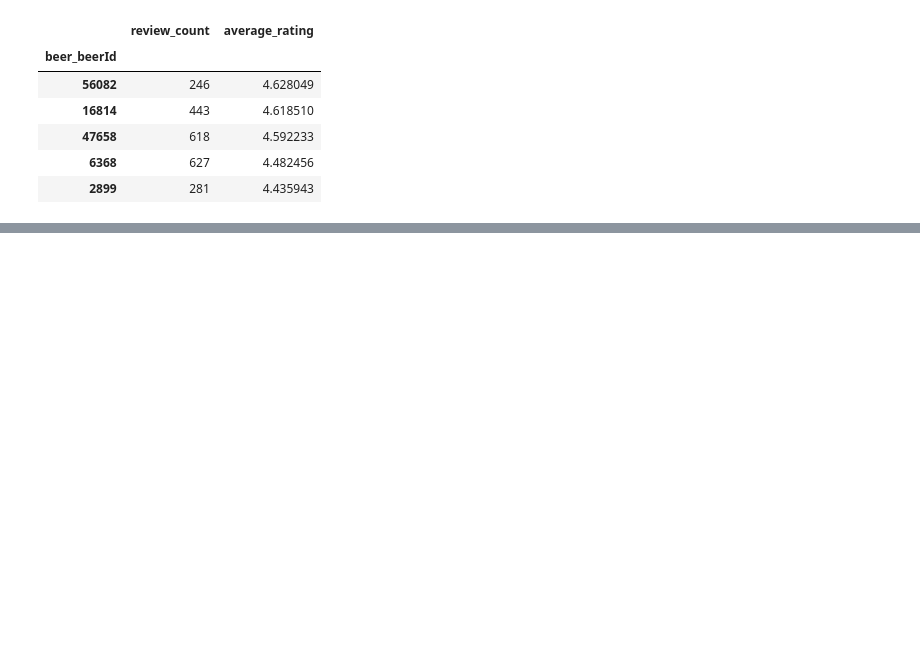
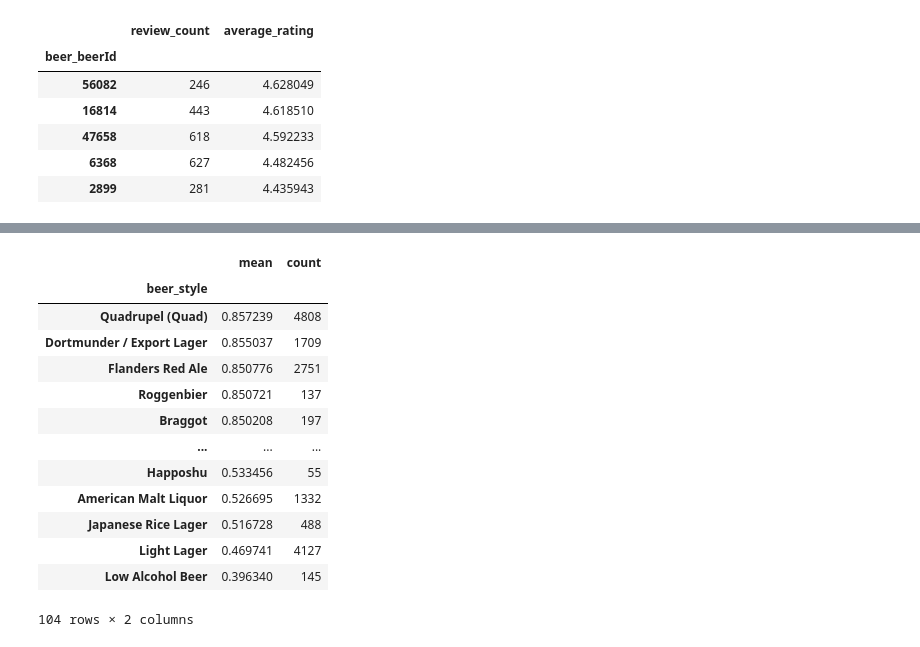
Before and after one commit to mdabushad/Beer-Data-Analysis, a Jupyter notebook: Beer_Data_Analysis.ipynb, the cells around one changed output, grey strips where cells are left out. Cells and saved outputs as stored; diff of their text form; code cells hidden in the pictures; blank space fills up the shorter version.

```diff
--- a/Beer_Data_Analysis.ipynb
+++ b/Beer_Data_Analysis.ipynb
@@ -321,0 +344,18 @@ top_beers
+# %%
+beer_style_sentiment = df.groupby('beer_style')["sentiment_score"].agg(func = ['mean', 'count']).sort_values(by="mean", ascending=False)
+beer_style_sentiment
+# %% [output]
+|  | mean | count |
+| beer_style |  |  |
+| Quadrupel (Quad) | 0.857239 | 4808 |
+| Dortmunder / Export Lager | 0.855037 | 1709 |
+| Flanders Red Ale | 0.850776 | 2751 |
+| Roggenbier | 0.850721 | 137 |
+| Braggot | 0.850208 | 197 |
+| ... | ... | ... |
+| Happoshu | 0.533456 | 55 |
+| American Malt Liquor | 0.526695 | 1332 |
+| Japanese Rice Lager | 0.516728 | 488 |
+| Light Lager | 0.469741 | 4127 |
+| Low Alcohol Beer | 0.396340 | 145 |
+104 rows × 2 columns
```
Also changed, not shown: parts of 9 cells of this notebook.
